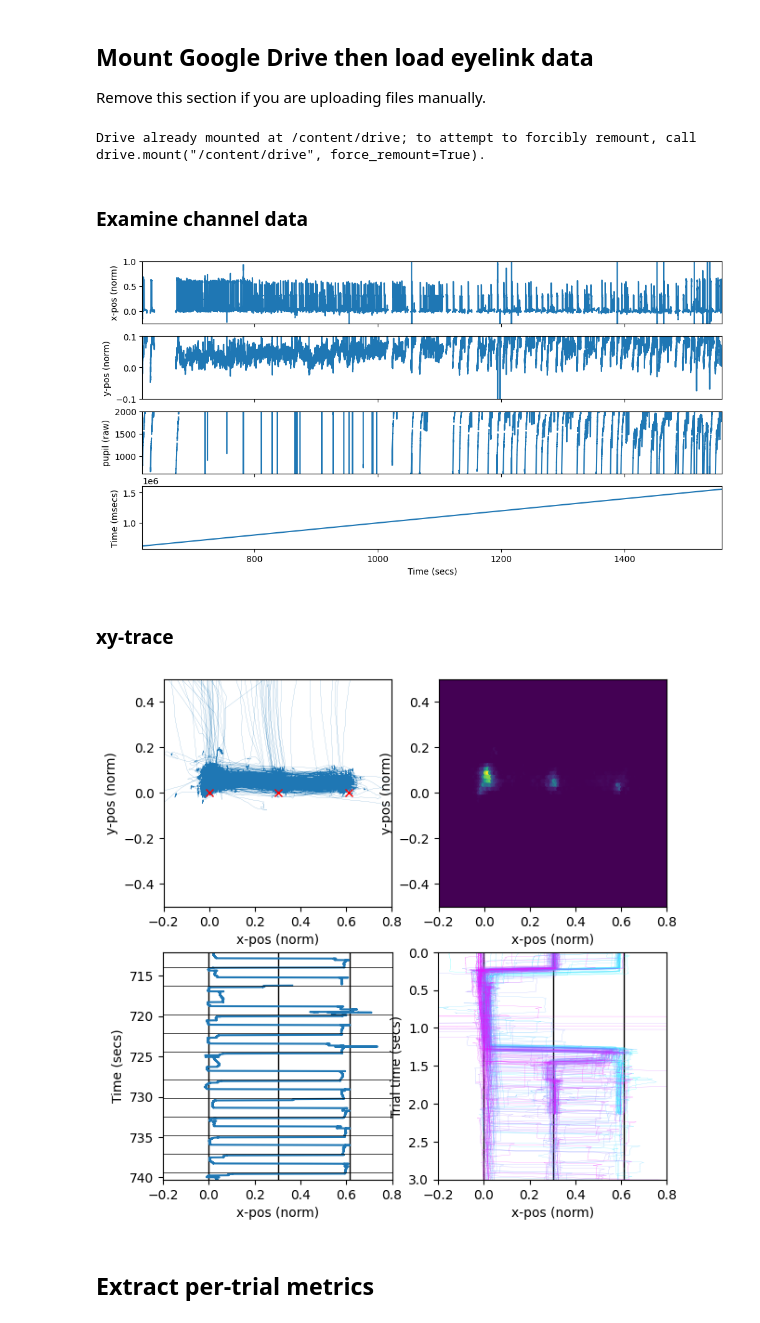
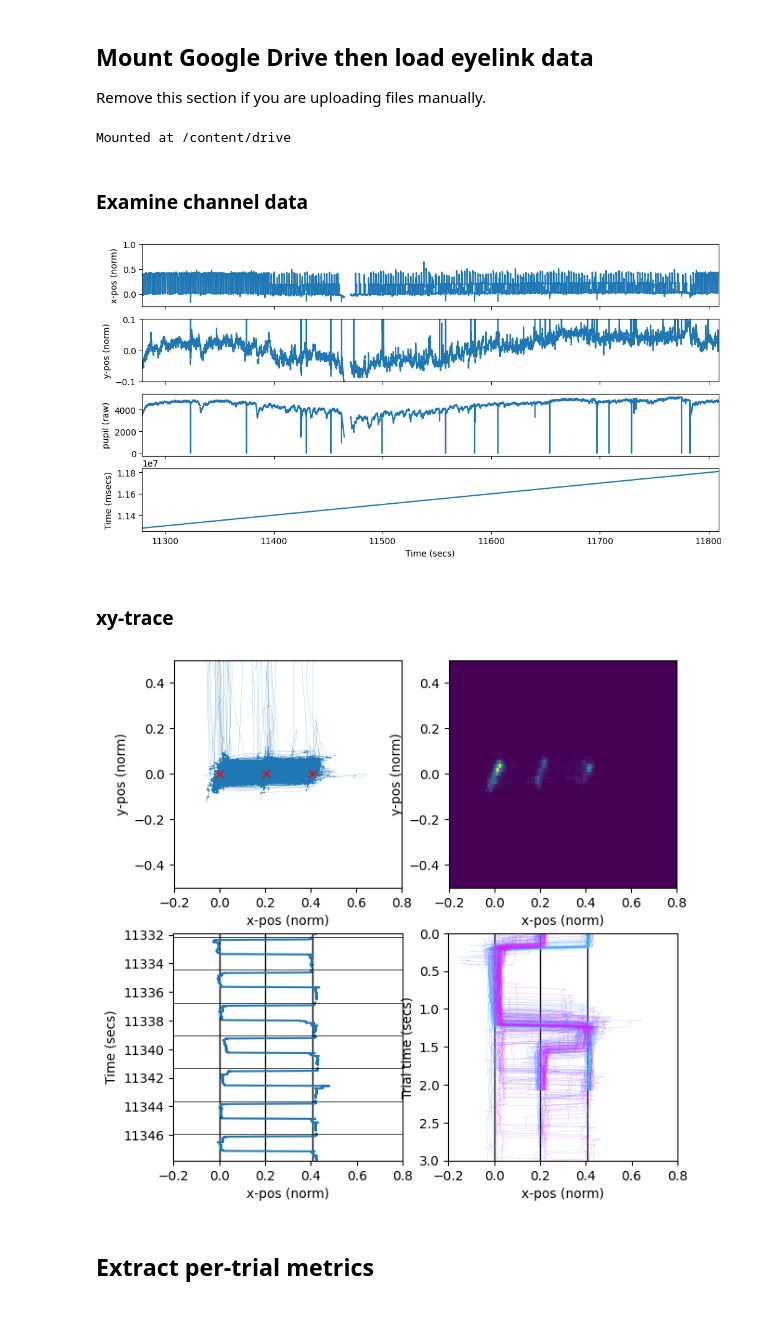
Before and after one commit to jsbrittain/saccadapt, a Jupyter notebook: lookatdata.ipynb, the cells around one changed output. Saved outputs shown, nothing was run; the diff lists cells and outputs as text; code cells hidden in the pictures.

```diff
--- a/lookatdata.ipynb
+++ b/lookatdata.ipynb
@@ -31,28 +38,28 @@ Remove this section if you are uploading files manually.
 from google.colab import drive
 drive.mount('/content/drive')
 
-filename = "drive/MyDrive/sacc.adapt.data/IG.100.lag.asc"
+filename = "drive/MyDrive/sacc.adapt.data/asc/EW_200.asc"
 
 eye = Eye.Eye(filename)
 # %% [output]
-Drive already mounted at /content/drive; to attempt to forcibly remount, call drive.mount("/content/drive", force_remount=True).
+Mounted at /content/drive
 # %% [markdown]
 ### Examine channel data
 # %%
 time_secs = eye.data['Time (msecs)']/1000
 fig, axs = plt.subplots(len(eye.data.columns), figsize=(12, 6), sharex=True)
 for k, colname in enumerate(eye.data.columns):
     axs[k].plot(time_secs, eye.data[colname])
     axs[k].set_ylabel(colname)
 axs[0].set_xlim(time_secs.iloc[0], time_secs.iloc[-1])
 
 axs[0].set_ylim(-0.25, 1.0)
 axs[1].set_ylim(-0.1, 0.1)
-axs[2].set_ylim(600, 2000)
+# axs[2].set_ylim(600, 2000)
 axs[3].set_xlabel('Time (secs)')
 fig.show()
 # %% [output]
-[figure, old version]
+[figure, new version]
 # %% [markdown]
 ### xy-trace
 # %%
@@ -120,7 +127,7 @@ axs['d'].invert_yaxis()
 
 fig.show()
 # %% [output]
-[figure, old version]
+[figure, new version]
 # %% [markdown]
 ## Extract per-trial metrics
 # %%
```
Also changed, not shown: parts of 3 cells of this notebook.
